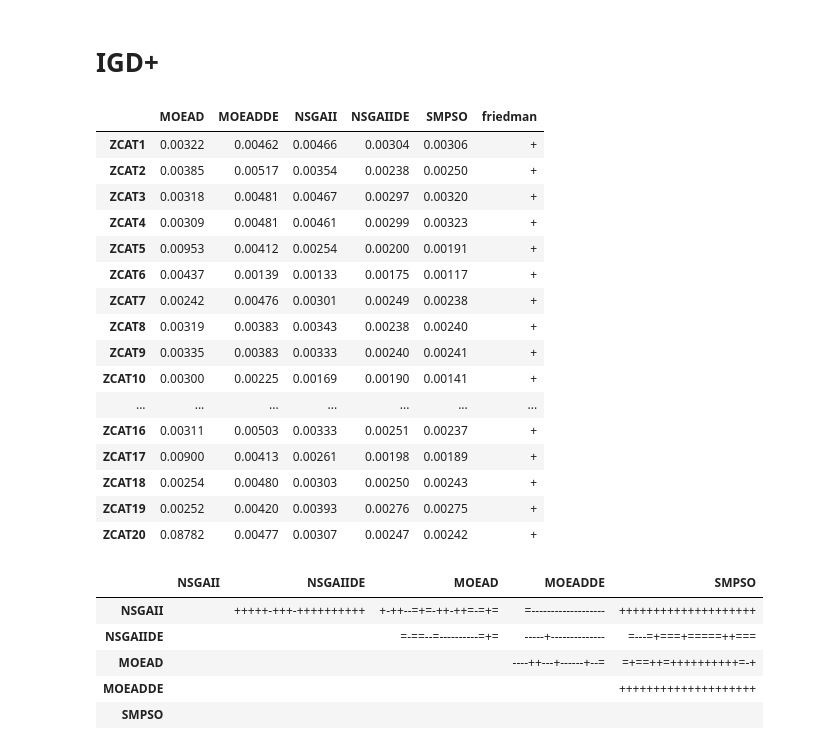
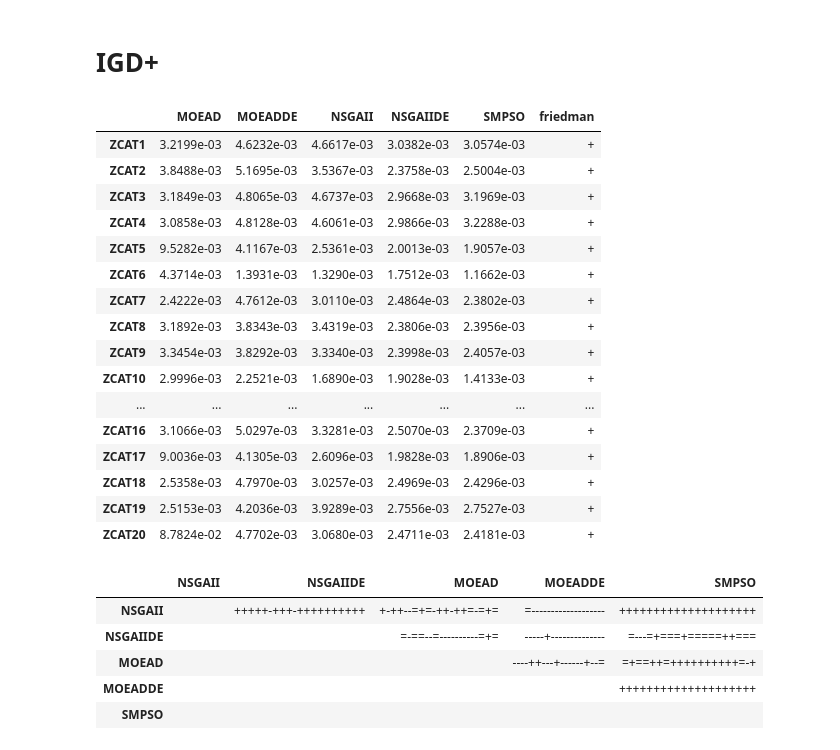
Before and after one commit to jMetal/SAES, a Jupyter notebook: notebooks/ZCAT_study/ZCAT_study.ipynb, the cells around one changed output. Saved outputs shown, nothing was run; the diff lists cells and outputs as text; code cells hidden in the pictures.

```diff
--- a/notebooks/ZCAT_study/ZCAT_study.ipynb
+++ b/notebooks/ZCAT_study/ZCAT_study.ipynb
@@ -17,30 +16,36 @@ metrics_list = obtain_list_metrics(metrics)
 instances = obtain_list_instances(experimentData)
 # %% [markdown]
 # IGD+
+# %%
+metric = "IGD+"
 # %%
 def highlight_max(s):
     is_min = s[:-1] == s[:-1].max()
     return ['background-color: green' if v else '' for v in is_min] + ['']
 
-df = latex_selected(experimentData, metrics, "IGD+", TableTypes.FRIEDMAN.value, show=True)
+df = latex_selected(experimentData, metrics, metric, TableTypes.FRIEDMAN.value, show=True)
+
+# Aplicar el formato exponencial solo a las columnas numéricas
 styled_df = df.style.apply(highlight_max, axis=1)
-styled_df.format(precision=5)
+
+# Formatear solo las columnas numéricas en notación científica
+styled_df.format({col: "{:.4e}" for col in df.select_dtypes(include=["number"]).columns})
 # %% [output]
 |  | MOEAD | MOEADDE | NSGAII | NSGAIIDE | SMPSO | friedman |
-| ZCAT1 | 0.00322 | 0.00462 | 0.00466 | 0.00304 | 0.00306 | + |
-| ZCAT2 | 0.00385 | 0.00517 | 0.00354 | 0.00238 | 0.00250 | + |
-| ZCAT3 | 0.00318 | 0.00481 | 0.00467 | 0.00297 | 0.00320 | + |
-| ZCAT4 | 0.00309 | 0.00481 | 0.00461 | 0.00299 | 0.00323 | + |
-| ZCAT5 | 0.00953 | 0.00412 | 0.00254 | 0.00200 | 0.00191 | + |
-| ZCAT6 | 0.00437 | 0.00139 | 0.00133 | 0.00175 | 0.00117 | + |
-| ZCAT7 | 0.00242 | 0.00476 | 0.00301 | 0.00249 | 0.00238 | + |
-| ZCAT8 | 0.00319 | 0.00383 | 0.00343 | 0.00238 | 0.00240 | + |
-| ZCAT9 | 0.00335 | 0.00383 | 0.00333 | 0.00240 | 0.00241 | + |
-| ZCAT10 | 0.00300 | 0.00225 | 0.00169 | 0.00190 | 0.00141 | + |
+| ZCAT1 | 3.2199e-03 | 4.6232e-03 | 4.6617e-03 | 3.0382e-03 | 3.0574e-03 | + |
+| ZCAT2 | 3.8488e-03 | 5.1695e-03 | 3.5367e-03 | 2.3758e-03 | 2.5004e-03 | + |
+| ZCAT3 | 3.1849e-03 | 4.8065e-03 | 4.6737e-03 | 2.9668e-03 | 3.1969e-03 | + |
+| ZCAT4 | 3.0858e-03 | 4.8128e-03 | 4.6061e-03 | 2.9866e-03 | 3.2288e-03 | + |
+| ZCAT5 | 9.5282e-03 | 4.1167e-03 | 2.5361e-03 | 2.0013e-03 | 1.9057e-03 | + |
+| ZCAT6 | 4.3714e-03 | 1.3931e-03 | 1.3290e-03 | 1.7512e-03 | 1.1662e-03 | + |
+| ZCAT7 | 2.4222e-03 | 4.7612e-03 | 3.0110e-03 | 2.4864e-03 | 2.3802e-03 | + |
+| ZCAT8 | 3.1892e-03 | 3.8343e-03 | 3.4319e-03 | 2.3806e-03 | 2.3956e-03 | + |
+| ZCAT9 | 3.3454e-03 | 3.8292e-03 | 3.3340e-03 | 2.3998e-03 | 2.4057e-03 | + |
+| ZCAT10 | 2.9996e-03 | 2.2521e-03 | 1.6890e-03 | 1.9028e-03 | 1.4133e-03 | + |
 | ... | ... | ... | ... | ... | ... | ... |
-| ZCAT16 | 0.00311 | 0.00503 | 0.00333 | 0.00251 | 0.00237 | + |
-| ZCAT17 | 0.00900 | 0.00413 | 0.00261 | 0.00198 | 0.00189 | + |
-| ZCAT18 | 0.00254 | 0.00480 | 0.00303 | 0.00250 | 0.00243 | + |
-| ZCAT19 | 0.00252 | 0.00420 | 0.00393 | 0.00276 | 0.00275 | + |
-| ZCAT20 | 0.08782 | 0.00477 | 0.00307 | 0.00247 | 0.00242 | + |
+| ZCAT16 | 3.1066e-03 | 5.0297e-03 | 3.3281e-03 | 2.5070e-03 | 2.3709e-03 | + |
+| ZCAT17 | 9.0036e-03 | 4.1305e-03 | 2.6096e-03 | 1.9828e-03 | 1.8906e-03 | + |
+| ZCAT18 | 2.5358e-03 | 4.7970e-03 | 3.0257e-03 | 2.4969e-03 | 2.4296e-03 | + |
+| ZCAT19 | 2.5153e-03 | 4.2036e-03 | 3.9289e-03 | 2.7556e-03 | 2.7527e-03 | + |
+| ZCAT20 | 8.7824e-02 | 4.7702e-03 | 3.0680e-03 | 2.4711e-03 | 2.4181e-03 | + |
 # %%
```
Also changed, not shown: parts of 3 cells of this notebook, 3 other files.
